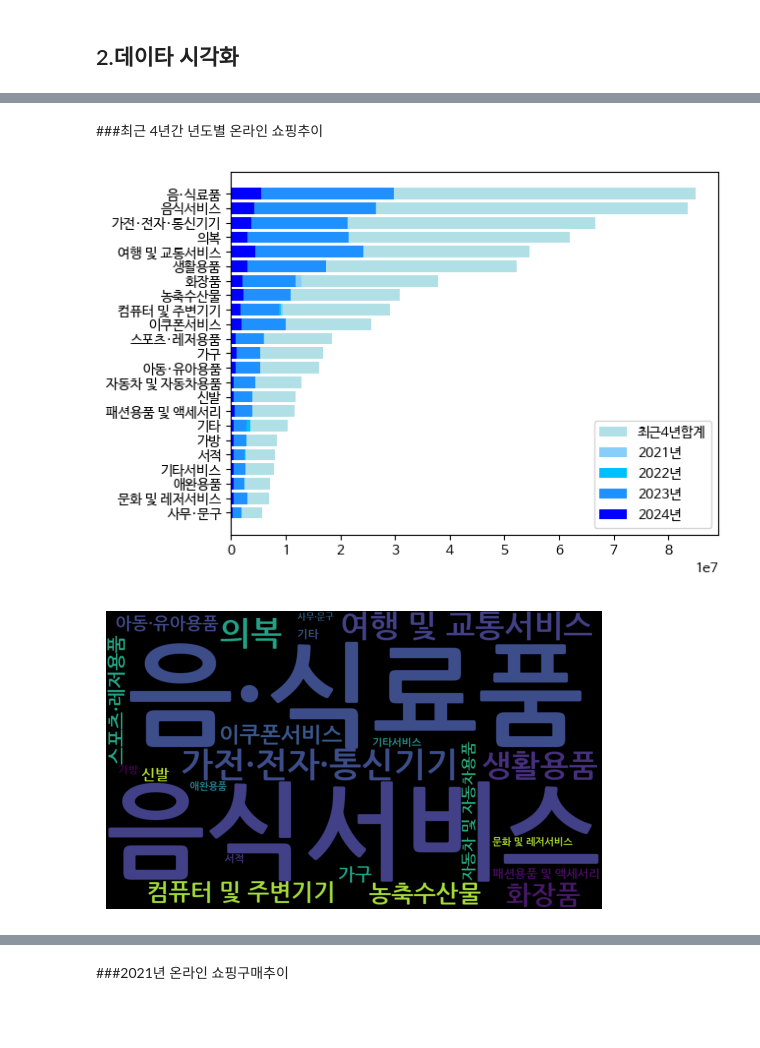
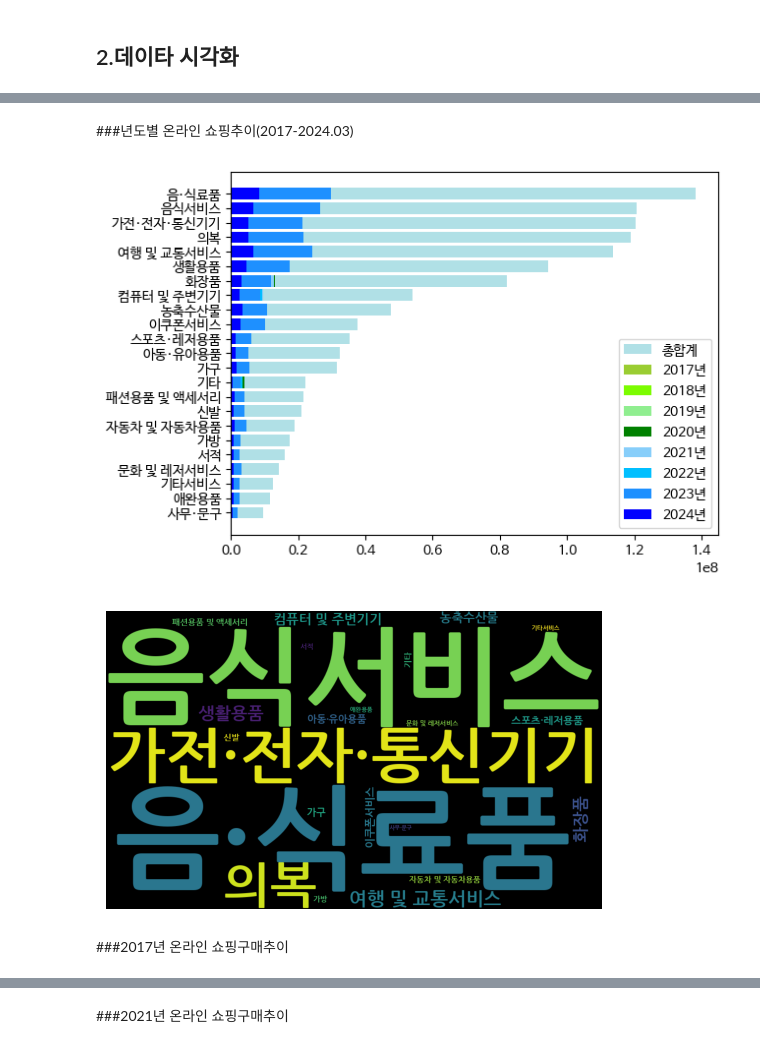
Before and after one commit to sujag281/dataanalysis, a Jupyter notebook: 온라인쇼핑몰2017_202403.ipynb, the cells around one changed output, grey strips where cells are left out. Drawn from its saved outputs; the diff is of its cells as text; code cells hidden in the pictures; blank space fills up the shorter version.

```diff
--- a/온라인쇼핑몰2017_202403.ipynb
+++ b/온라인쇼핑몰2017_202403.ipynb
@@ -257,7 +257,7 @@ df
 | 66 | 이쿠폰서비스 | 903907 | 972416 | 867516 | 1201628 | 2108542 | 3380026 | 4495179 | 6099697 | 7535413 | 10064899 | ... |
 # %%
 # 년도별 열 정리
-df_year=df.iloc[:,[0,4,5,6,7,8,9,10,11]]
+df_year=df.iloc[1:,[0,4,5,6,7,8,9,10,11]]
 df_year
 # %% [output]
 |  | 상품군별 | 2017년 | 2018년 | 2019년 | 2020년 | 2021년 | 2022년 | 2023년 | 2024년3개월 |
@@ -278,12 +278,8 @@ df_year
 | 39 | 아동·유아용품 | 3387178 | 3615293 | 4049808 | 4687867 | 4941028 | 5196758 | 5243221 | 1282422 |
 | 66 | 이쿠폰서비스 | 1201628 | 2108542 | 3380026 | 4495179 | 6099697 | 7535413 | 10064899 | 2743839 |
 # %%
-#최근 4년 합계 열 삽입
-df_year.loc[:,'합계'] = df_year.loc[:,'2017년':'2024년3개월'].sum(axis=1)
-df_year
-# df_y=df_year.sort_values(by = '합계' )
-# df_y
-
-
-# df.loc[:,'2024년3개월'] =df.loc[:,'202401월':'202403월'].sum(axis=1)
+#합계 열 삽입
+df_year.loc[:,'총합계'] = df_year.loc[:,'2017년':'2024년3개월'].sum(axis=1)
+df_yearlist=df_year.sort_values(by = '총합계' )
+df_yearlist
 # %% [output]
@@ -347,43 +342,54 @@ plt.show()
 # %% [markdown]
-###최근 4년간 년도별 온라인 쇼핑추이
+###년도별 온라인 쇼핑추이(2017-2024.03)
 # %%
 #여러개 바 나오기 실패
 import matplotlib.pyplot as plt
+import numpy as np
 
-x=df_y['상품군별']
-y=df_y['최근4년합계']
-y1=df_y['2021년']
-y2=df_y['2022년']
-y3=df_y['2023년']
-y4=df_y['2024년2개월']
+x= df_yearlist['상품군별']
+y= df_yearlist['총합계']
+y1=df_yearlist['2017년']
+y2=df_yearlist['2018년']
+y3=df_yearlist['2019년']
+y4=df_yearlist['2020년']
+y5=df_yearlist['2021년']
+y6=df_yearlist['2022년']
+y7=df_yearlist['2023년']
+y8=df_yearlist['2024년3개월']
 
 my_colors = ['#b0e0e6', '#87cefa', '#00bfff', '#e76f51','red','green']
-plt.barh(x, y,label='최근4년합계',color='#b0e0e6')
-plt.barh(x, y1,label='2021년',color='#87cefa')
-plt.barh(x, y2,label='2022년',color='#00bfff')
-plt.barh(x, y3,label='2023년',color='#1e90ff')
-plt.barh(x, y4,label='2024년',color='#0000ff')
+plt.barh(x, y,label='총합계',color='#b0e0e6')
+plt.barh(x, y1,label='2017년',color='#9acd32')
+plt.barh(x, y2,label='2018년',color='#7cfc00')
+plt.barh(x, y3,label='2019년',color='#90ee90')
+plt.barh(x, y4,label='2020년',color='#008000')
+plt.barh(x, y5,label='2021년',color='#87cefa')
+plt.barh(x, y6,label='2022년',color='#00bfff')
+plt.barh(x, y7,label='2023년',color='#1e90ff')
+plt.barh(x, y8,label='2024년',color='#0000ff')
 
 plt.legend()
 plt.show()
 # %% [output]
-[figure, old version]
+[figure, new version]
 # %%
 #워드 클라우드로 표현
 from wordcloud import WordCloud
 import matplotlib.pyplot as plt
 
 font_path = '/usr/share/fonts/truetype/nanum/NanumGothicBold.ttf'  # (코랩)폰트 지정
-data = dict(zip(df_y['상품군별'], df_y['최근4년합계']))
+data = dict(zip(df_yearlist['상품군별'], df_yearlist['총합계']))
 data
 wc = WordCloud(width = 1000, height = 600,
                background_color="black",
                font_path=font_path)
 plt.imshow(wc.generate_from_frequencies(data))
 plt.axis("off")
 plt.show()
 
 # 4.파일로 저장하기
 # wc.to_file('./온라인쇼핑구매추이최근4년_워드클라우드.png')
 # %% [output]
-[figure, old version]
+[figure, new version]
+# %% [markdown]
+###2017년 온라인 쇼핑구매추이
```
Also changed, not shown: parts of 17 cells of this notebook.
